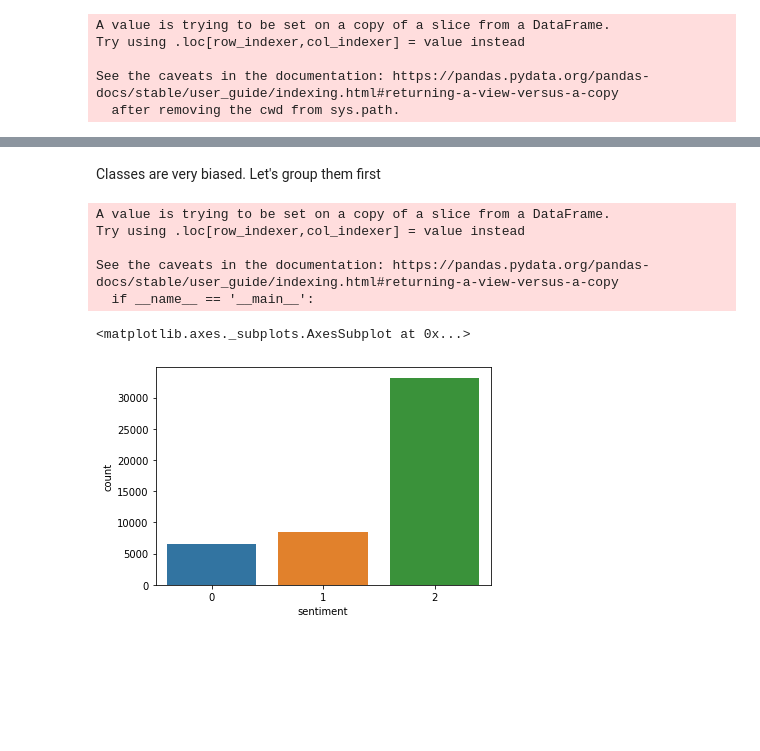
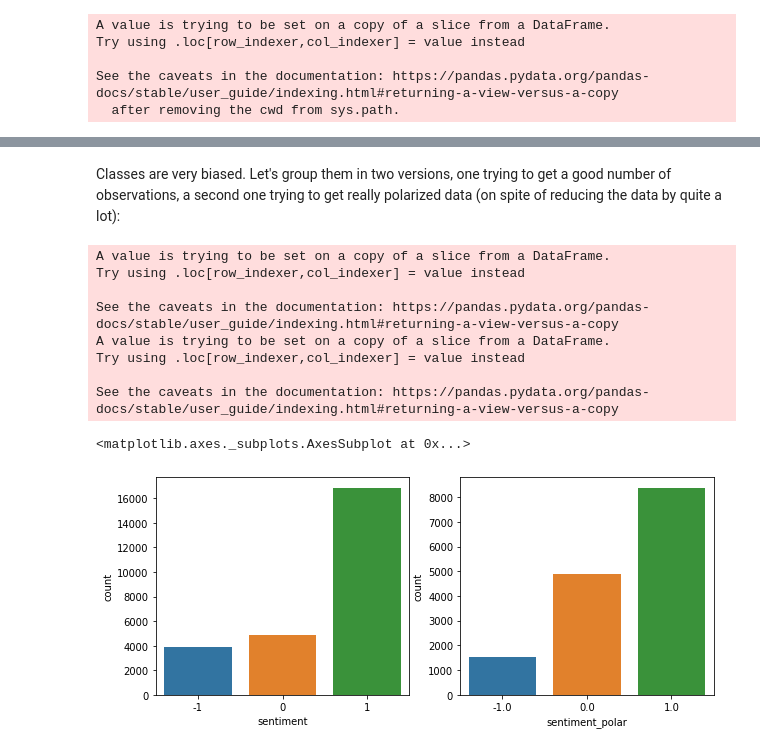
Before and after one commit to DavidCarricondo/Custom-database-goodreads-reviews, a Jupyter notebook: src/Data_cleaning.ipynb, the cells around one changed output, grey strips where cells are left out. Saved outputs shown, nothing was run; the diff lists cells and outputs as text; code cells hidden in the pictures; blank space fills up the shorter version.

```diff
--- a/src/Data_cleaning.ipynb
+++ b/src/Data_cleaning.ipynb
@@ -86,24 +87,39 @@ sn.countplot(df_clean.score)
-# %% [markdown]
-Classes are very biased. Let's group them first
+# %% [markdown]
+Classes are very biased. Let's group them in two versions, one trying to get a good number of observations, a second one trying to get really polarized data (on spite of reducing the data by quite a lot):
 # %%
 def get_sentiment(score):
     if score <= 1:
+        return -1
+    elif score==2:
         return 0
+    else:
+        return 1
+
+def get_sentiment_polar(score):
+    if score == 0:
+        return -1
     elif score==2:
+        return 0
+    elif score==4:
         return 1
-    else:
-        return 2
+    else: score==None
 
 df_clean['sentiment'] = df_clean.score.apply(get_sentiment)
+df_clean['sentiment_polar'] = df_clean.score.apply(get_sentiment_polar)
 # %% [output]
 A value is trying to be set on a copy of a slice from a DataFrame.
 Try using .loc[row_indexer,col_indexer] = value instead
 
 See the caveats in the documentation: https://pandas.pydata.org/pandas-docs/stable/user_guide/indexing.html#returning-a-view-versus-a-copy
-  if __name__ == '__main__':
+A value is trying to be set on a copy of a slice from a DataFrame.
+Try using .loc[row_indexer,col_indexer] = value instead
+
+See the caveats in the documentation: https://pandas.pydata.org/pandas-docs/stable/user_guide/indexing.html#returning-a-view-versus-a-copy
-# %%
-sn.countplot(df_clean.sentiment)
-# %% [output]
-<matplotlib.axes._subplots.AxesSubplot at 0x...>
-[figure, removed]
+# %%
+f, axes = plt.subplots(1, 2, figsize=(10,4))
+sn.countplot(df_clean.sentiment, ax=axes[0])
+sn.countplot(df_clean.sentiment_polar, ax=axes[1])
+# %% [output]
+<matplotlib.axes._subplots.AxesSubplot at 0x...>
+[figure, added]
 # %% [markdown]
```
Also changed, not shown: parts of 18 cells of this notebook, 2 other files.
